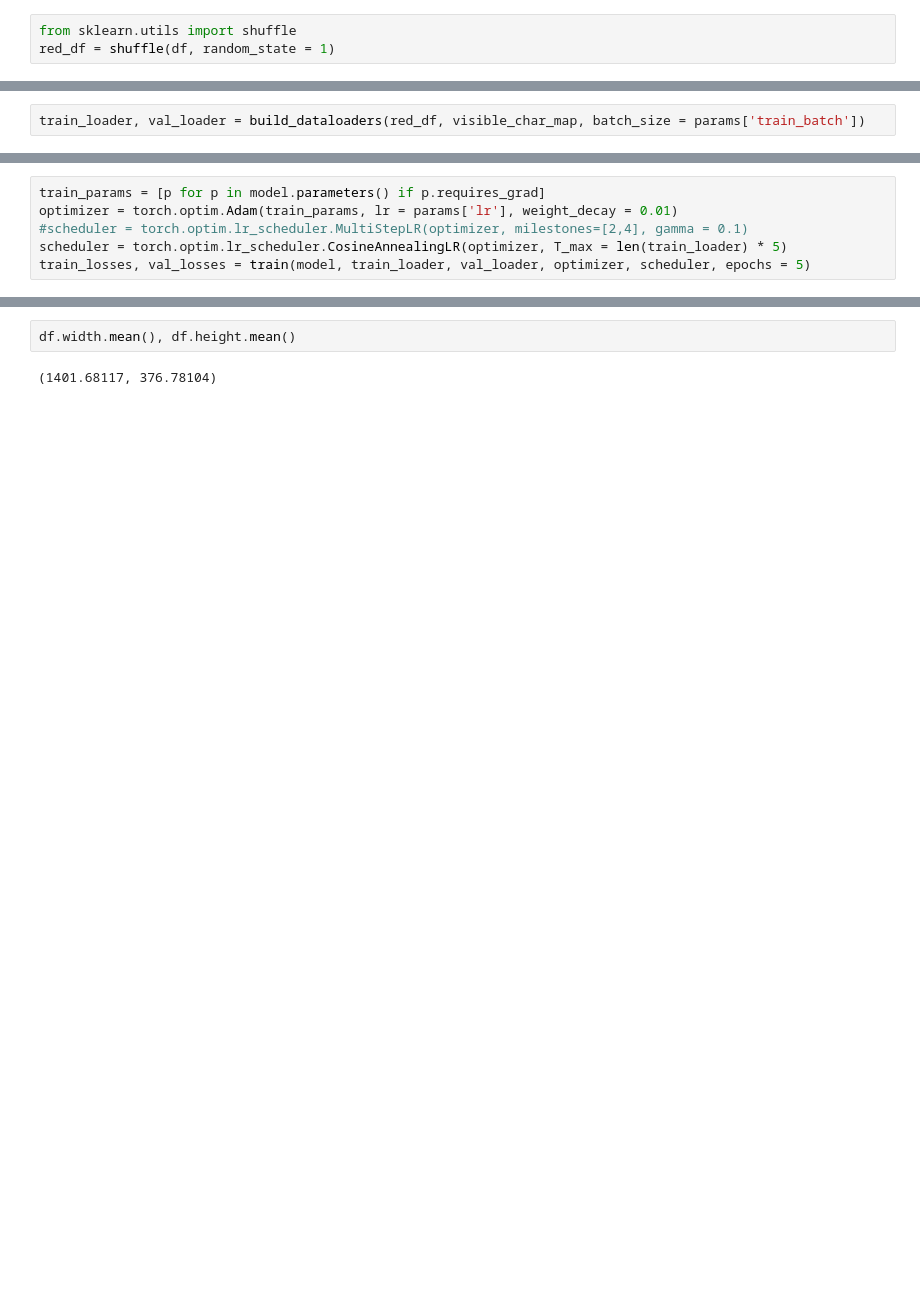
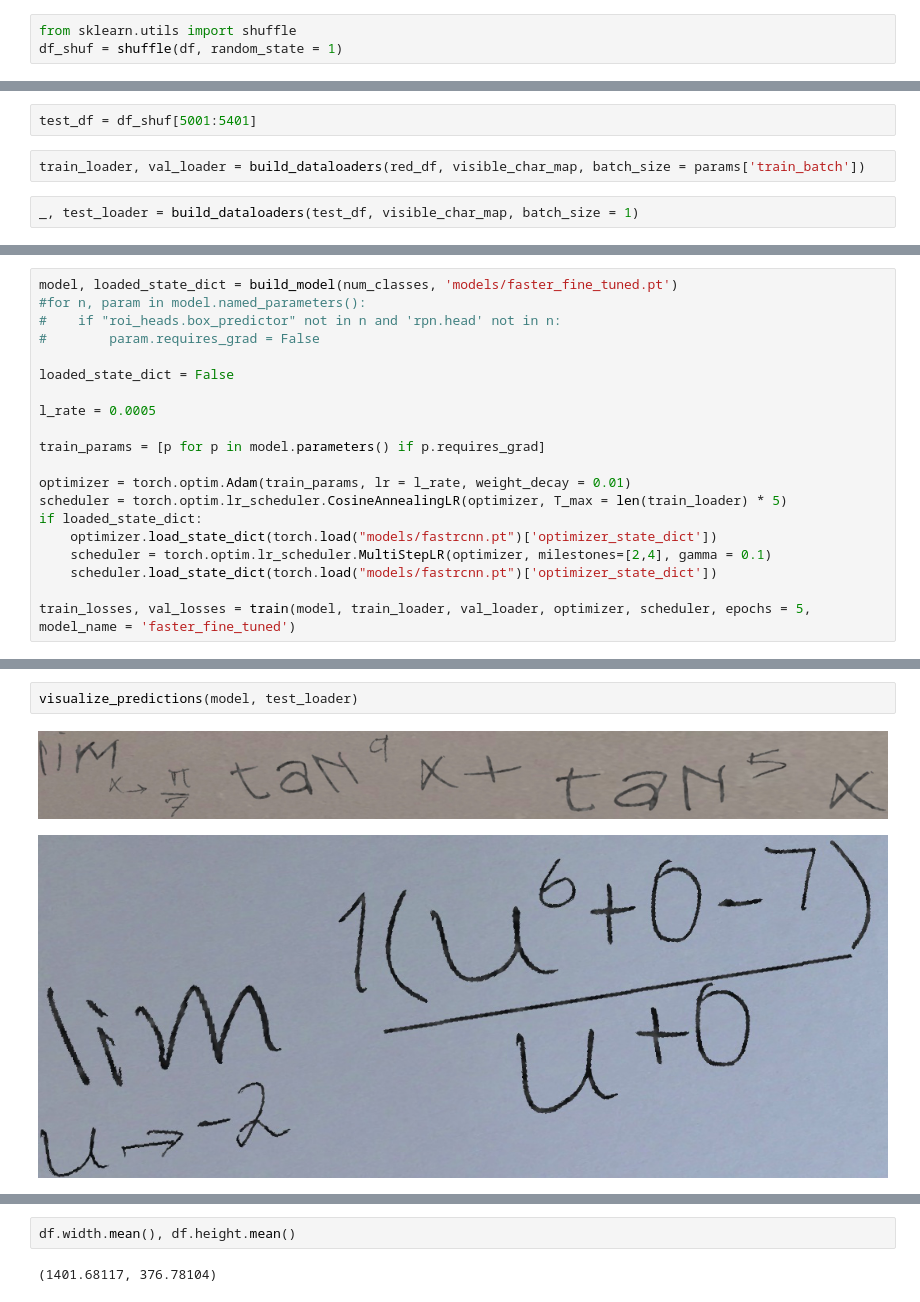
Before and after one commit to WilliamHo1999/COMS4995-DLCV-project, a Jupyter notebook: explore.ipynb, the cells around one changed output, grey strips where cells are left out. Drawn from its saved outputs; the diff is of its cells as text; blank space fills up the shorter version.

```diff
--- a/explore.ipynb
+++ b/explore.ipynb
@@ -284,5 +302,5 @@ def build_model(num_classes, model_path = None):
 df, visible_char_map, num_classes, classes = prepare_data()
 # %%
 from sklearn.utils import shuffle
-red_df = shuffle(df, random_state = 1)
+df_shuf = shuffle(df, random_state = 1)
 # %%
@@ -290,3 +308,7 @@ red_df = red_df[:5000]
+# %%
+test_df = df_shuf[5001:5401]
 # %%
 train_loader, val_loader = build_dataloaders(red_df, visible_char_map, batch_size = params['train_batch'])
+# %%
+_, test_loader = build_dataloaders(test_df, visible_char_map, batch_size = 1)
 # %%
@@ -391,7 +460,21 @@ def train(model, train_loader, val_loader, optimizer, scheduler, epochs = 5,  mo
 # %%
+model, loaded_state_dict = build_model(num_classes, 'models/faster_fine_tuned.pt')
+#for n, param in model.named_parameters():
+#    if "roi_heads.box_predictor" not in n and 'rpn.head' not in n:
+#        param.requires_grad = False
+
+loaded_state_dict = False
+
+l_rate = 0.0005
+
 train_params = [p for p in model.parameters() if p.requires_grad]
-optimizer = torch.optim.Adam(train_params, lr = params['lr'], weight_decay = 0.01)
-#scheduler = torch.optim.lr_scheduler.MultiStepLR(optimizer, milestones=[2,4], gamma = 0.1)
+
+optimizer = torch.optim.Adam(train_params, lr = l_rate, weight_decay = 0.01)
 scheduler = torch.optim.lr_scheduler.CosineAnnealingLR(optimizer, T_max = len(train_loader) * 5)
-train_losses, val_losses = train(model, train_loader, val_loader, optimizer, scheduler, epochs = 5)
+if loaded_state_dict:
+    optimizer.load_state_dict(torch.load("models/fastrcnn.pt")['optimizer_state_dict'])
+    scheduler = torch.optim.lr_scheduler.MultiStepLR(optimizer, milestones=[2,4], gamma = 0.1)
+    scheduler.load_state_dict(torch.load("models/fastrcnn.pt")['optimizer_state_dict'])
+
+train_losses, val_losses = train(model, train_loader, val_loader, optimizer, scheduler, epochs = 5, model_name = 'faster_fine_tuned')
 # %% [output]
@@ -410,0 +636,5 @@ train_losses, val_losses = train(model, train_loader, val_loader, optimizer, sch
+# %%
+visualize_predictions(model, test_loader)
+# %% [output]
+[figure, added]
+[figure, added]
```
Also changed, not shown: parts of 28 cells of this notebook, 8 other files.
